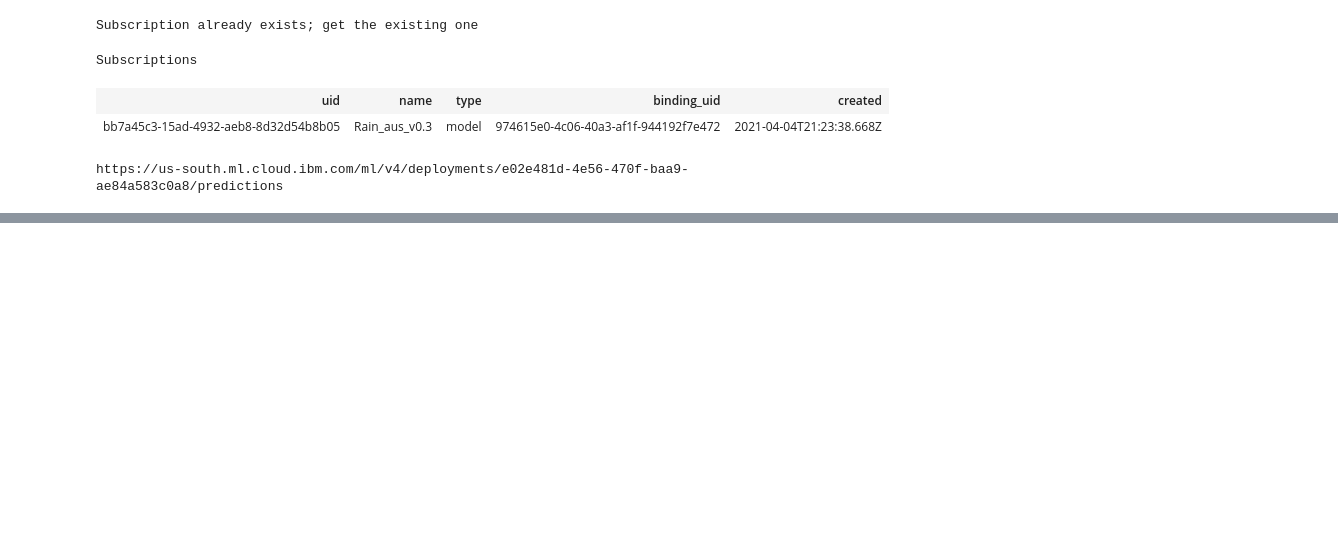
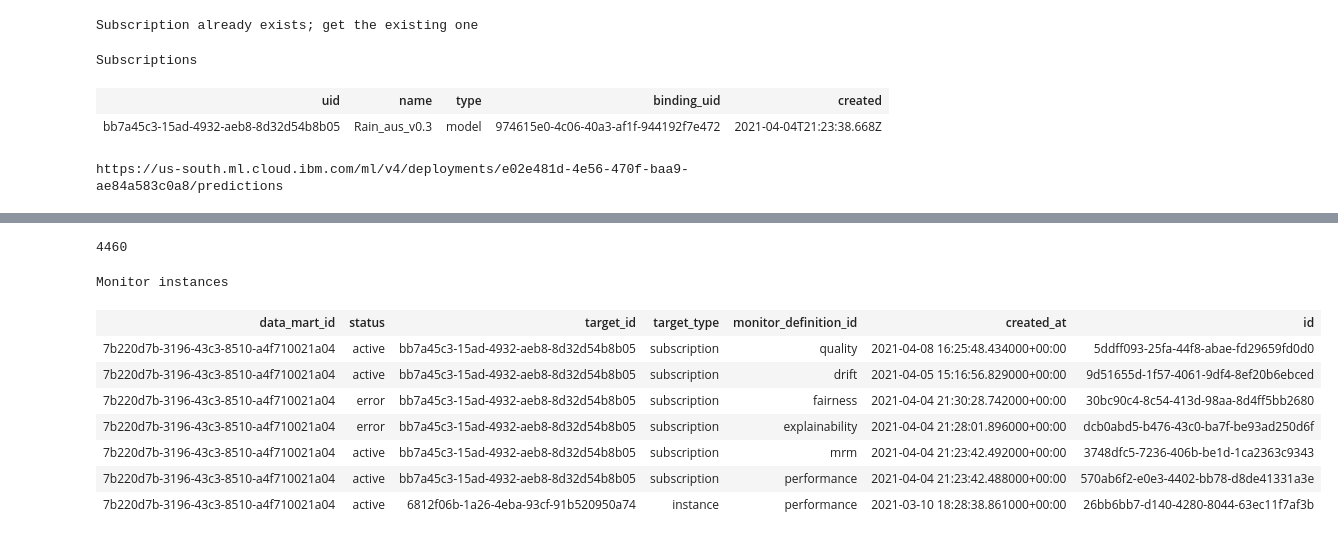
Before and after one commit to mlops-guide/dvc-gitactions, a Jupyter notebook: notebooks/openscale.ipynb, the cells around one changed output, grey strips where cells are left out. Cells and saved outputs as stored; diff of their text form; code cells hidden in the pictures; blank space fills up the shorter version.

```diff
--- a/notebooks/openscale.ipynb
+++ b/notebooks/openscale.ipynb
@@ -16,6 +16,12 @@ import pandas as pd
 from sklearn.model_selection import train_test_split
 import numpy as np
 from sklearn.metrics import confusion_matrix, accuracy_score, precision_score, recall_score, f1_score
+from ibm_cloud_sdk_core.authenticators import IAMAuthenticator
+from ibm_watson_openscale import *
+from ibm_watson_openscale.supporting_classes.enums import *
+from ibm_watson_openscale.supporting_classes.payload_record import PayloadRecord
+import ibm_watson_openscale
+
 
 with open("../credentials.yaml") as stream:
     try:
@@ -66,6 +72,11 @@ wml_credentials = {
 }
 
 wml_client.set.default_space("16148a4d-9055-4220-af26-0c0369cdf31a")
+
+authenticator = IAMAuthenticator(apikey=credentials["apikey"])
+wos_client = ibm_watson_openscale.APIClient(
+    authenticator=authenticator,
+    service_url="https://api.aiopenscale.cloud.ibm.com")
 # %% [output]
 7b220d7b-3196-43c3-8510-a4f710021a04
 2.2.1
@@ -234,0 +393,18 @@ Status code: 400, body: {"errors":[{"code":"AIQPO0009E","message":"There is no c
+# %%
+wos_client.data_sets.get_records_count(payload_data_set_id) # ibm_watson_openscale
+# %% [output]
+4460
+# %%
+monitor_instances_info = wos_client.monitor_instances.show(
+    data_mart_id="7b220d7b-3196-43c3-8510-a4f710021a04",
+     )
+# %% [output]
+Monitor instances
+| data_mart_id | status | target_id | target_type | monitor_definition_id | created_at | id |
+| 7b220d7b-3196-43c3-8510-a4f710021a04 | active | bb7a45c3-15ad-4932-aeb8-8d32d54b8b05 | subscription | quality | 2021-04-08 16:25:48.434000+00:00 | 5ddff093-25fa-44f8-abae-fd29659fd0d0 |
+| 7b220d7b-3196-43c3-8510-a4f710021a04 | active | bb7a45c3-15ad-4932-aeb8-8d32d54b8b05 | subscription | drift | 2021-04-05 15:16:56.829000+00:00 | 9d51655d-1f57-4061-9df4-8ef20b6ebced |
+| 7b220d7b-3196-43c3-8510-a4f710021a04 | error | bb7a45c3-15ad-4932-aeb8-8d32d54b8b05 | subscription | fairness | 2021-04-04 21:30:28.742000+00:00 | 30bc90c4-8c54-413d-98aa-8d4ff5bb2680 |
+| 7b220d7b-3196-43c3-8510-a4f710021a04 | error | bb7a45c3-15ad-4932-aeb8-8d32d54b8b05 | subscription | explainability | 2021-04-04 21:28:01.896000+00:00 | dcb0abd5-b476-43c0-ba7f-be93ad250d6f |
+| 7b220d7b-3196-43c3-8510-a4f710021a04 | active | bb7a45c3-15ad-4932-aeb8-8d32d54b8b05 | subscription | mrm | 2021-04-04 21:23:42.492000+00:00 | 3748dfc5-7236-406b-be1d-1ca2363c9343 |
+| 7b220d7b-3196-43c3-8510-a4f710021a04 | active | bb7a45c3-15ad-4932-aeb8-8d32d54b8b05 | subscription | performance | 2021-04-04 21:23:42.488000+00:00 | 570ab6f2-e0e3-4402-bb78-d8de41331a3e |
+| 7b220d7b-3196-43c3-8510-a4f710021a04 | active | 6812f06b-1a26-4eba-93cf-91b520950a74 | instance | performance | 2021-03-10 18:28:38.861000+00:00 | 26bb6bb7-d140-4280-8044-63ec11f7af3b |
```
Also changed, not shown: parts of 16 cells of this notebook, 2 other files.
